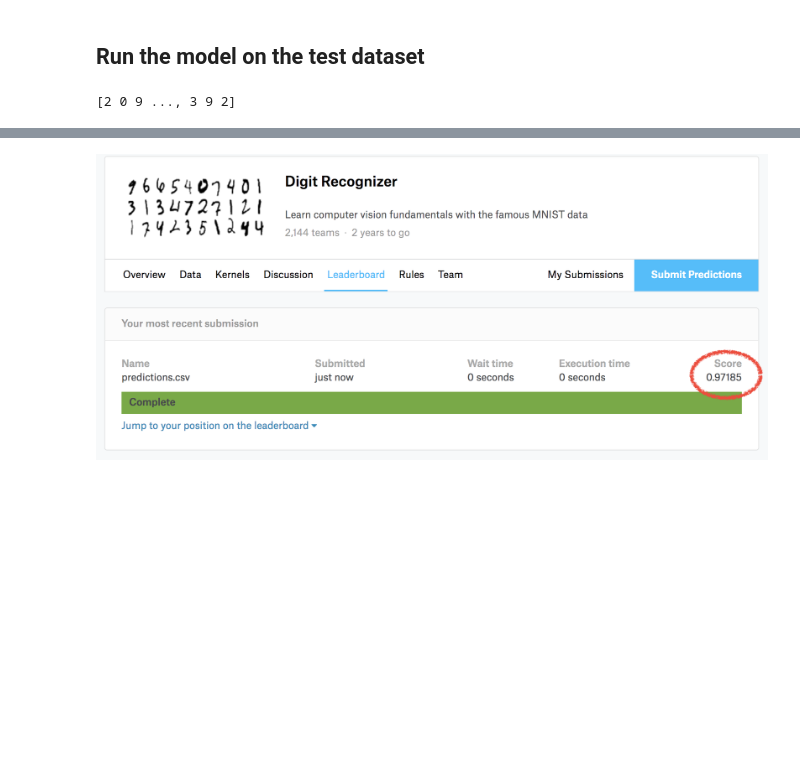
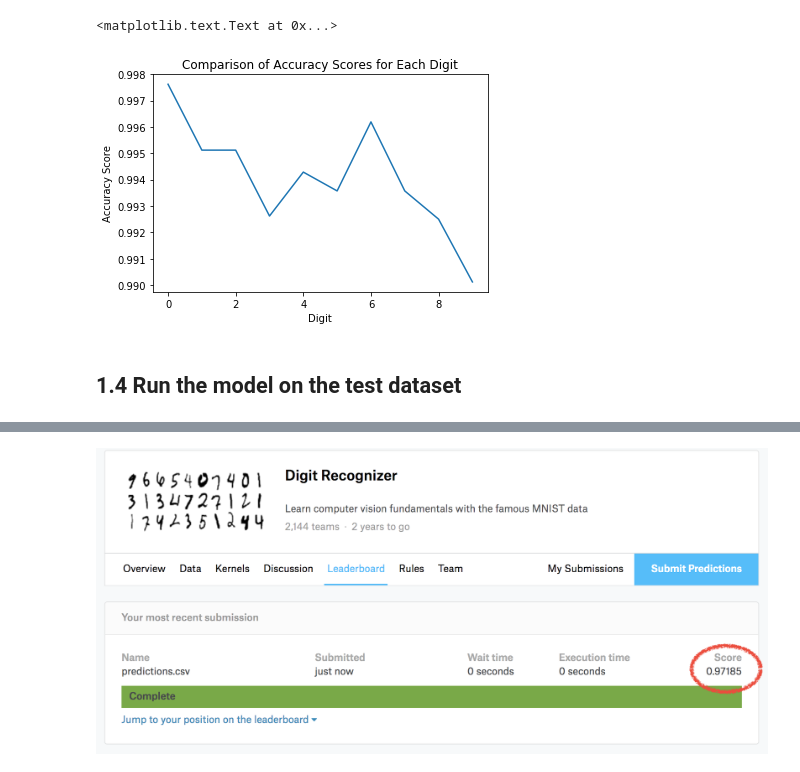
Before and after one commit to samers101/Samer-Shenouda, a Jupyter notebook: projects/final-project/04-notebook-rough-draft/Final Project Kaggle MNIST Digit Recognition.ipynb, the cells around one changed output, grey strips where cells are left out. Cells and saved outputs as stored; diff of their text form; code cells hidden in the pictures; blank space fills up the shorter version.

```diff
--- a/projects/final-project/04-notebook-rough-draft/Final Project Kaggle MNIST Digit Recognition.ipynb
+++ b/projects/final-project/04-notebook-rough-draft/Final Project Kaggle MNIST Digit Recognition.ipynb
@@ -53,3 +69,17 @@ print (knn.score(digits_2, labels))
+# %%
+scores_list=[]
+for d in range(0,10):
+    y_true=(y_test==d)
+    y_pred=(pred==d)
+    Score=accuracy_score(y_true,y_pred)
+    scores_list.append(Score)
+plt.plot(list(range(0,10)), scores_list)
+plt.ylabel("Accuracy Score")
+plt.xlabel("Digit")
+plt.title("Comparison of Accuracy Scores for Each Digit")
+# %% [output]
+<matplotlib.text.Text at 0x...>
+[figure, added]
 # %% [markdown]
-## Run the model on the test dataset
+## 1.4 Run the model on the test dataset
 # %%
@@ -57,6 +87,4 @@ predictions=knn.predict(test_1)
 # %%
-print (knn.predict(test_1))
+print (knn.predict(test))
-# %% [output]
-[2 0 9 ..., 3 9 2]
 # %%
 plt.imshow(test_1[2].reshape((28, 28)))
```
Also changed, not shown: parts of 27 cells of this notebook.
